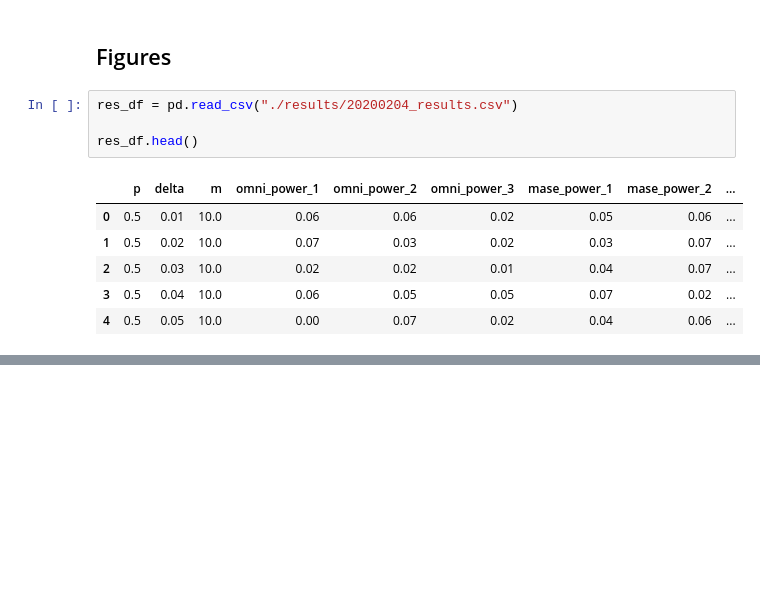
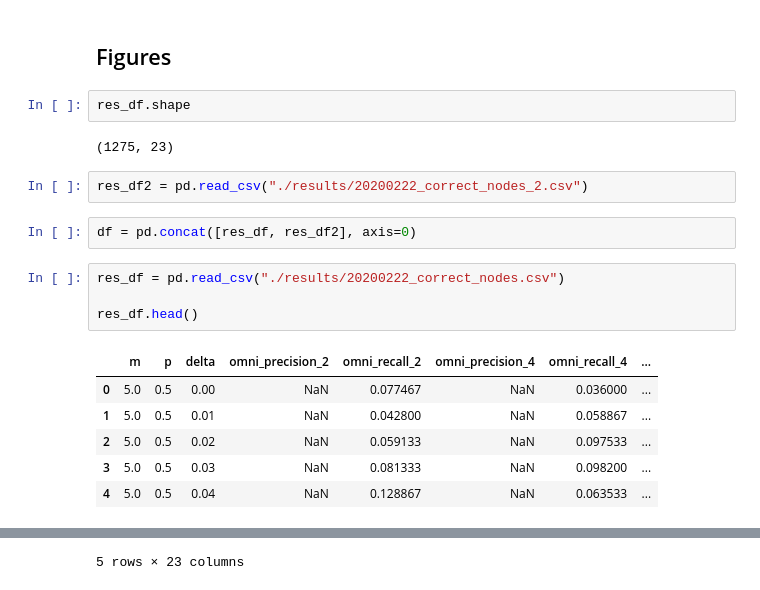
Before and after one commit to neurodata/dos_and_donts, a Jupyter notebook: experiments/experiment_3/20200222_experiment3.ipynb, the cells around one changed output, grey strips where cells are left out. Cells and saved outputs as stored; diff of their text form; blank space fills up the shorter version.

```diff
--- a/experiments/experiment_3/20200222_experiment3.ipynb
+++ b/experiments/experiment_3/20200222_experiment3.ipynb
@@ -159,13 +147,21 @@ res_df.to_csv(f"./results/20200222_correct_nodes_1.csv", index=False)
 # %% [markdown]
 ## Figures
+# %%
+res_df.shape
+# %% [output]
+(1275, 23)
+# %%
+res_df2 = pd.read_csv("./results/20200222_correct_nodes_2.csv")
+# %%
+df = pd.concat([res_df, res_df2], axis=0)
 # %%
-res_df = pd.read_csv("./results/20200204_results.csv")
+res_df = pd.read_csv("./results/20200222_correct_nodes.csv")
 
 res_df.head()
 # %% [output]
-|  | p | delta | m | omni_power_1 | omni_power_2 | omni_power_3 | mase_power_1 | mase_power_2 | ... |
-| 0 | 0.5 | 0.01 | 10.0 | 0.06 | 0.06 | 0.02 | 0.05 | 0.06 | ... |
-| 1 | 0.5 | 0.02 | 10.0 | 0.07 | 0.03 | 0.02 | 0.03 | 0.07 | ... |
-| 2 | 0.5 | 0.03 | 10.0 | 0.02 | 0.02 | 0.01 | 0.04 | 0.07 | ... |
-| 3 | 0.5 | 0.04 | 10.0 | 0.06 | 0.05 | 0.05 | 0.07 | 0.02 | ... |
-| 4 | 0.5 | 0.05 | 10.0 | 0.00 | 0.07 | 0.02 | 0.04 | 0.06 | ... |
+|  | m | p | delta | omni_precision_2 | omni_recall_2 | omni_precision_4 | omni_recall_4 | ... |
+| 0 | 5.0 | 0.5 | 0.00 | NaN | 0.077467 | NaN | 0.036000 | ... |
+| 1 | 5.0 | 0.5 | 0.01 | NaN | 0.042800 | NaN | 0.058867 | ... |
+| 2 | 5.0 | 0.5 | 0.02 | NaN | 0.059133 | NaN | 0.097533 | ... |
+| 3 | 5.0 | 0.5 | 0.03 | NaN | 0.081333 | NaN | 0.098200 | ... |
+| 4 | 5.0 | 0.5 | 0.04 | NaN | 0.128867 | NaN | 0.063533 | ... |
@@ -172,0 +168 @@ res_df.head()
+5 rows × 23 columns
```
Also changed, not shown: parts of 11 cells of this notebook, 6 other files.
